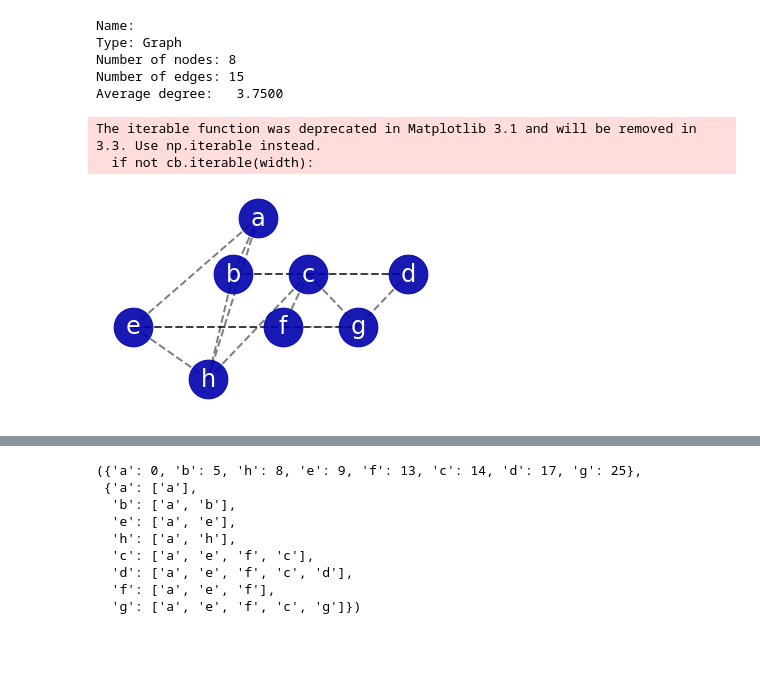
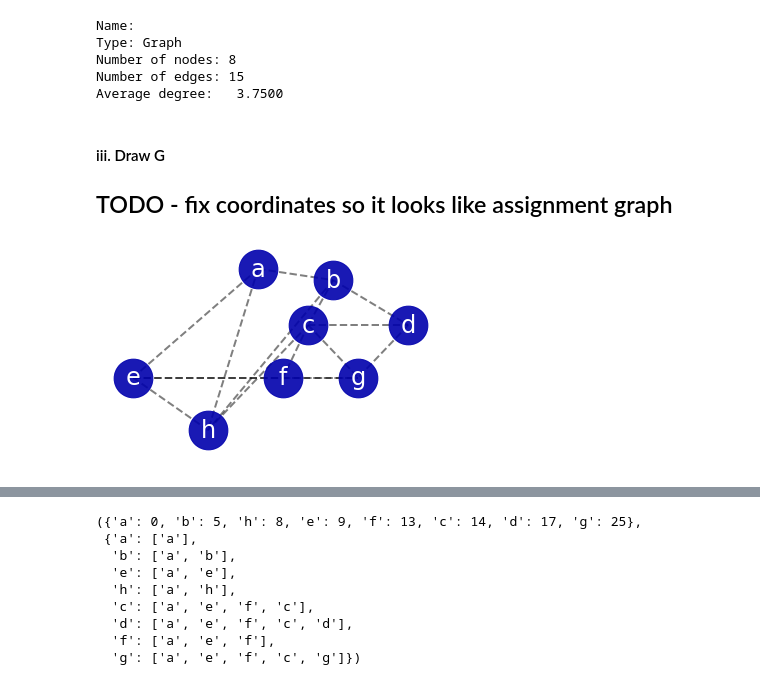
Before and after one commit to hbarrett100/Comp20230, a Jupyter notebook: Assignment3.ipynb, the cells around one changed output, grey strips where cells are left out. Drawn from its saved outputs; the diff is of its cells as text; code cells hidden in the pictures; blank space fills up the shorter version.

```diff
--- a/Assignment3.ipynb
+++ b/Assignment3.ipynb
@@ -260,16 +281,18 @@ Type: Graph
 Number of nodes: 8
 Number of edges: 15
 Average degree:   3.7500
+# %% [markdown]
+#### iii. Draw G
+
+## TODO - fix coordinates so it looks like assignment graph
 # %%
 # pos = nx.spring_layout(G) # for a random layout
-pos= {'a': [-.2, .7], 'b': [-.3,  -.8], 'c': [0,-.8], 'd': [0.4, -0.8], 'e': [-.7, -2.2], 'f': [-.1, -2.2], 'g': [.2,-2.2], 'h': [ -.4, -3.6], 'i': [ .7, -2.4], 'j': [.8, .7]}
+pos= {'a': [-.2, .7], 'b': [.1,  .4], 'c': [0,-.8], 'd': [0.4, -0.8], 'e': [-.7, -2.2], 'f': [-.1, -2.2], 'g': [.2,-2.2], 'h': [ -.4, -3.6], 'i': [ .7, -2.4], 'j': [.8, .7]}
 nx.draw_networkx_nodes(G, pos, node_size=1500, alpha=.9, node_color='#0000ac')
 nx.draw_networkx_edges(G, pos,
                            width=2, alpha=0.5, edge_color='k', style='dashed')
 nx.draw_networkx_labels(G, pos, font_size=24, font_family='sans-serif', font_color='white')
 plt.ylim([-4.5,1.3])
 limits=plt.axis('off') # turn of axis
 # %% [output]
-The iterable function was deprecated in Matplotlib 3.1 and will be removed in 3.3. Use np.iterable instead.
-  if not cb.iterable(width):
-[figure, old version]
+[figure, new version]
```
Also changed, not shown: parts of 23 cells of this notebook.
